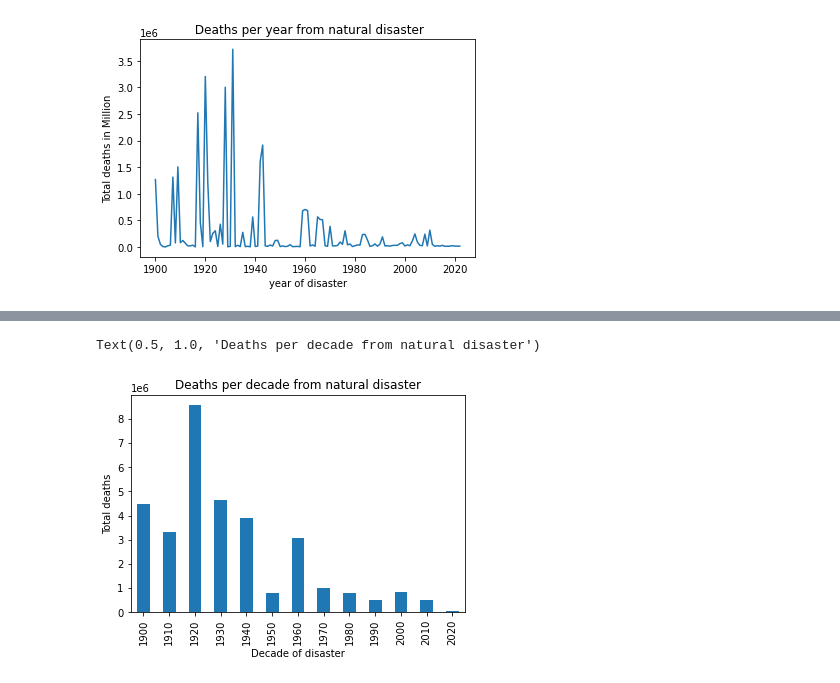
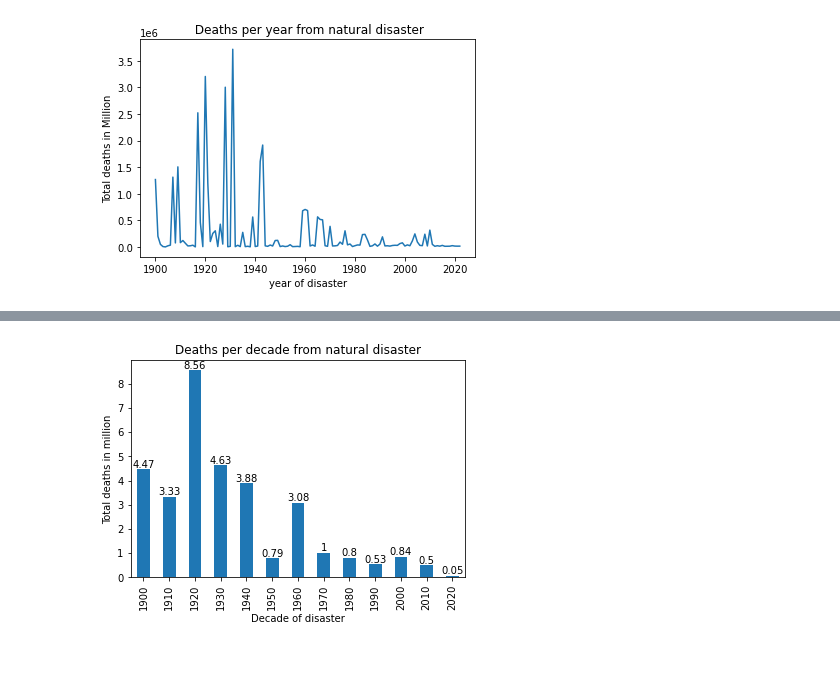
Before and after one commit to r-Files/DOPP, a Jupyter notebook: jupyter_notebooks/lab_question_a.ipynb, the cells around one changed output, grey strips where cells are left out. Cells and saved outputs as stored; diff of their text form; code cells hidden in the pictures.

```diff
--- a/jupyter_notebooks/lab_question_a.ipynb
+++ b/jupyter_notebooks/lab_question_a.ipynb
@@ -352,12 +298,13 @@ Text(0.5, 1.0, 'Average of deaths per year from natural disaster')
 # %%
-# calc sum deaths per Decade and plot them in a bar plot
-sum_distr = df_deaths.groupby(["Disaster_Decade"]).sum()['Total_Deaths']
+# calc deaths per Decade and plot them in a bar plot
+sum_distr = round(df_deaths.groupby(["Disaster_Decade"]).sum()['Total_Deaths']/1_000_000,2)
 ax = sum_distr.plot(kind = 'bar')
-ax.set_ylabel('Total deaths')
+ax.set_ylabel('Total deaths in million')
 ax.set_xlabel ('Decade of disaster')
 ax.set_title('Deaths per decade from natural disaster')
+ax.bar_label(ax.containers[0])
+plt.show()
 #print(medians_distr)
 #print(medians)
 # %% [output]
-Text(0.5, 1.0, 'Deaths per decade from natural disaster')
-[figure, old version]
+[figure, new version]
```
Also changed, not shown: parts of 18 cells of this notebook.
